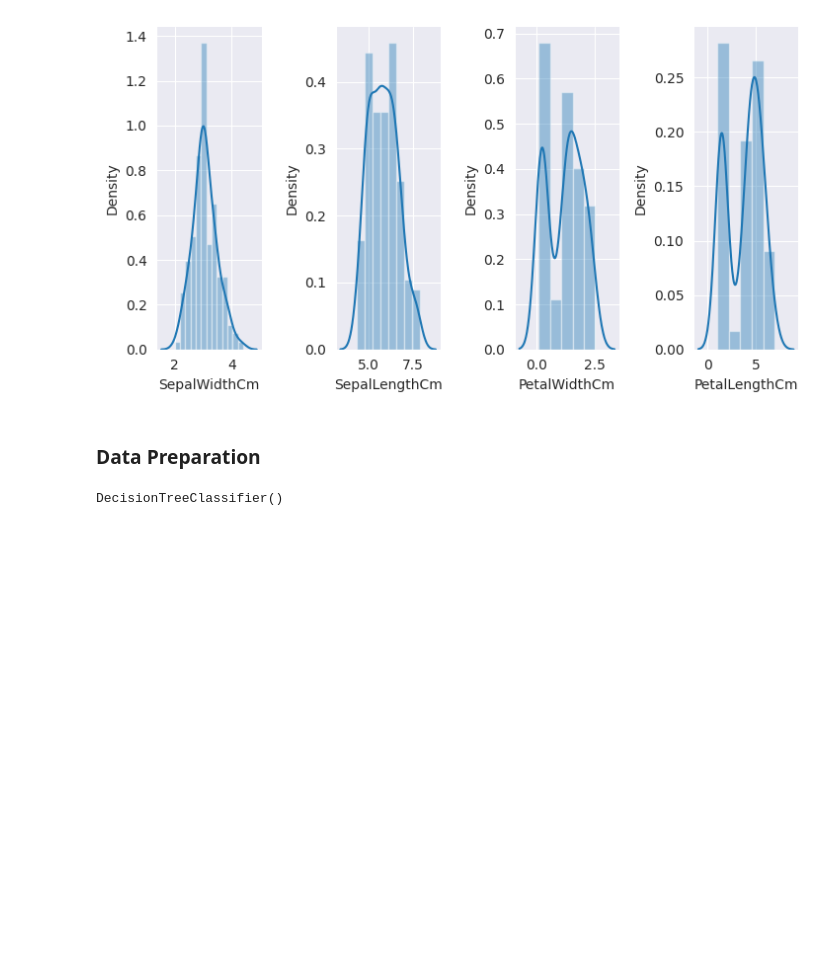
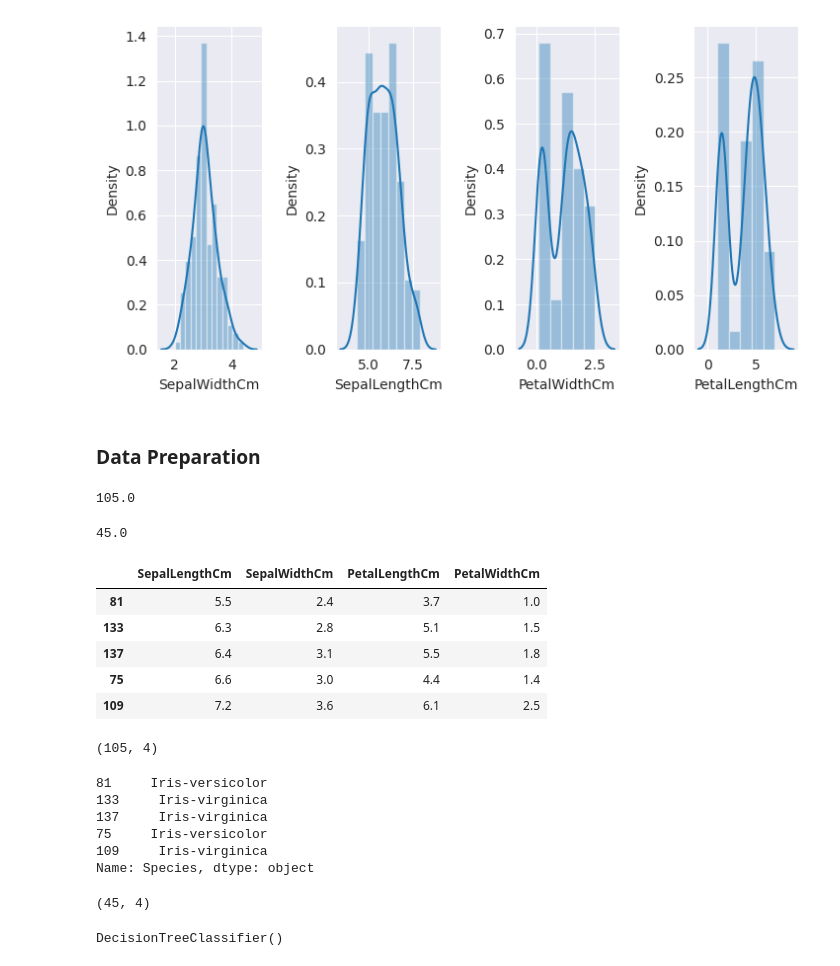
Before and after one commit to shandytp/mlsj-dsc-umm, a Jupyter notebook: Decision_Tree.ipynb, the cells around one changed output. Cells and saved outputs as stored; diff of their text form; code cells hidden in the pictures; blank space fills up the shorter version.

```diff
--- a/Decision_Tree.ipynb
+++ b/Decision_Tree.ipynb
@@ -129,4 +145,38 @@ X = df.drop(['Species'], axis=1) # nanti dijelasin maksudnya apa, dikasih altern
 y = df['Species']
 # %%
 X_train, X_test, y_train, y_test = train_test_split(X, y, test_size=0.3, random_state=42)
+# %%
+150 * (70 / 100)
+# %% [output]
+105.0
+# %%
+150 * (30 / 100)
+# %% [output]
+45.0
+# %%
+X_train.head()
+# %% [output]
+|  | SepalLengthCm | SepalWidthCm | PetalLengthCm | PetalWidthCm |
+| 81 | 5.5 | 2.4 | 3.7 | 1.0 |
+| 133 | 6.3 | 2.8 | 5.1 | 1.5 |
+| 137 | 6.4 | 3.1 | 5.5 | 1.8 |
+| 75 | 6.6 | 3.0 | 4.4 | 1.4 |
+| 109 | 7.2 | 3.6 | 6.1 | 2.5 |
+# %%
+X_train.shape
+# %% [output]
+(105, 4)
+# %%
+y_train.head()
+# %% [output]
+81     Iris-versicolor
+133     Iris-virginica
+137     Iris-virginica
+75     Iris-versicolor
+109     Iris-virginica
+Name: Species, dtype: object
+# %%
+X_test.shape
+# %% [output]
+(45, 4)
 # %%
```
Also changed, not shown: parts of 12 cells of this notebook.
